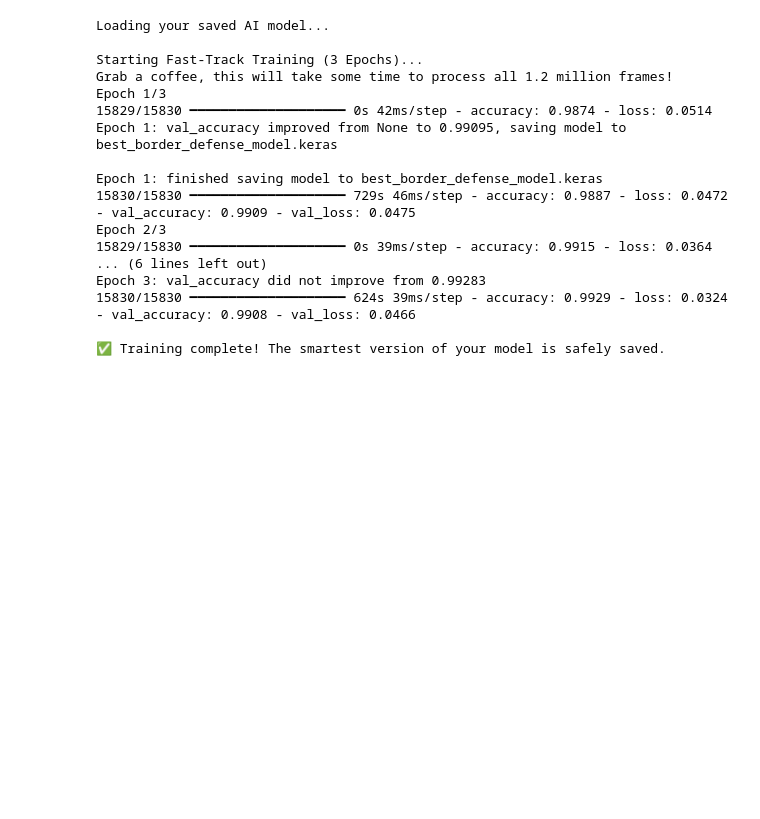
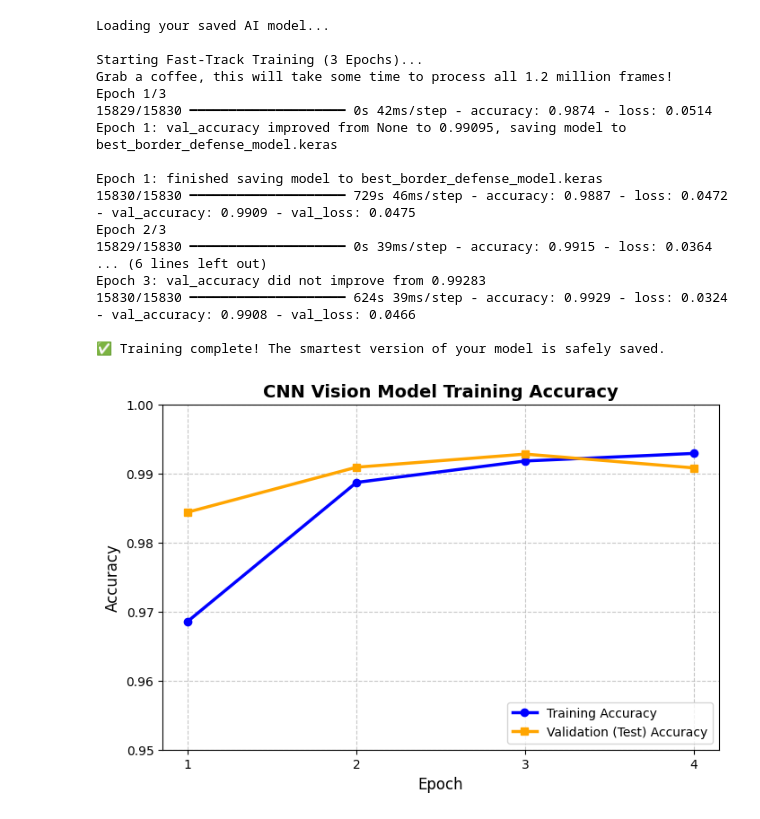
Before and after one commit to CodeGamer2025/Intelligent-Border-Surveillance-System, a Jupyter notebook: 2_Surveillance_Video_Processing.ipynb, the cells around one changed output. Saved outputs shown, nothing was run; the diff lists cells and outputs as text; code cells hidden in the pictures; blank space fills up the shorter version.

```diff
--- a/2_Surveillance_Video_Processing.ipynb
+++ b/2_Surveillance_Video_Processing.ipynb
@@ -293,6 +293,35 @@ Epoch 3: val_accuracy did not improve from 0.99283
 15830/15830 ━━━━━━━━━━━━━━━━━━━━ 624s 39ms/step - accuracy: 0.9929 - loss: 0.0324 - val_accuracy: 0.9908 - val_loss: 0.0466
 
 ✅ Training complete! The smartest version of your model is safely saved.
+# %%
+import matplotlib.pyplot as plt
+
+# Your exact 4 epochs
+epochs = [1, 2, 3, 4]
+
+# Your exact Training Accuracy numbers
+training_accuracy = [0.9686, 0.9887, 0.9918, 0.9929]
+
+# Your exact Validation Accuracy numbers
+validation_accuracy = [0.9844, 0.9909, 0.9928, 0.9908]
+
+plt.figure(figsize=(8, 5))
+plt.plot(epochs, training_accuracy, label='Training Accuracy', color='blue', linewidth=2.5, marker='o')
+plt.plot(epochs, validation_accuracy, label='Validation (Test) Accuracy', color='orange', linewidth=2.5, marker='s')
+
+plt.title('CNN Vision Model Training Accuracy', fontsize=14, fontweight='bold')
+plt.ylabel('Accuracy', fontsize=12)
+plt.xlabel('Epoch', fontsize=12)
+
+# Set the Y-axis to perfectly frame your high scores
+plt.ylim(0.95, 1.0)
+plt.xticks(epochs)
+
+plt.legend(loc='lower right')
+plt.grid(True, linestyle='--', alpha=0.7)
+plt.show()
+# %% [output]
+[figure, added]
 # %%
 import cv2
 import numpy as np
```
Also changed, not shown: parts of 2 cells of this notebook, 2 other files.
